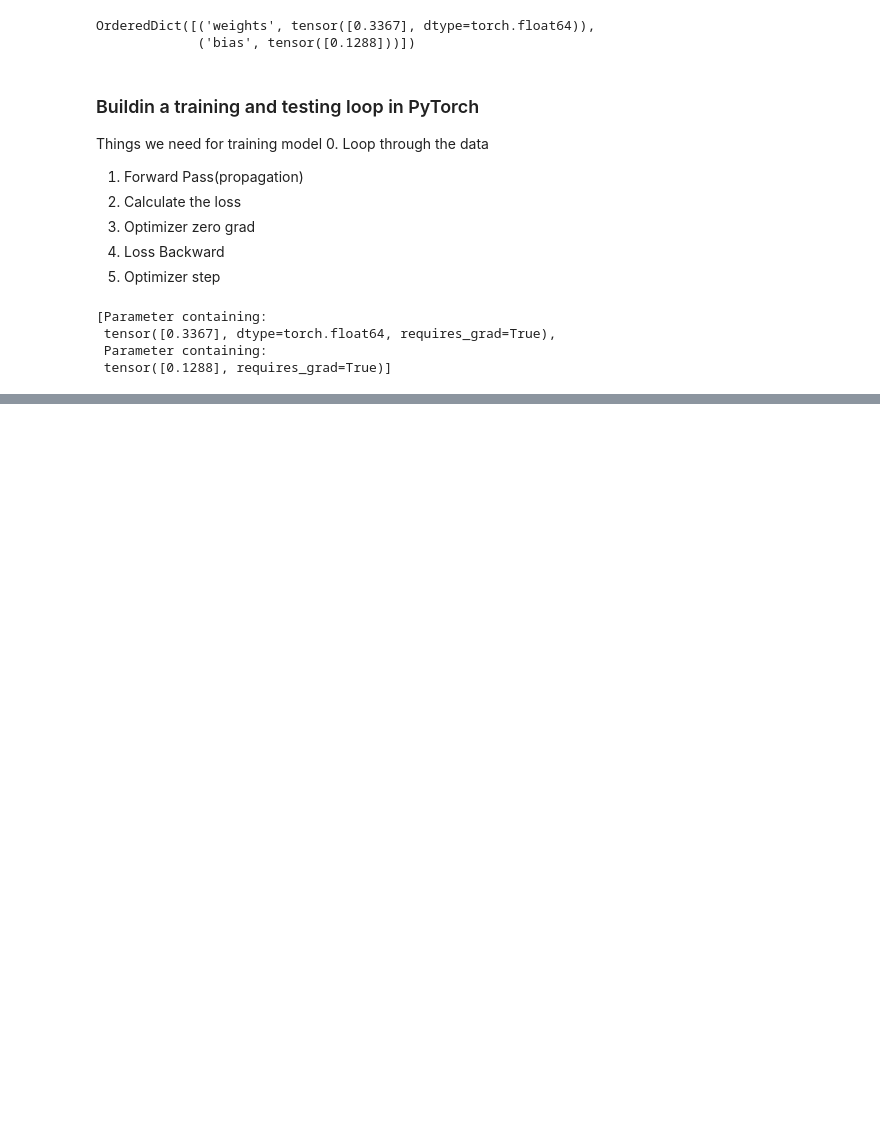
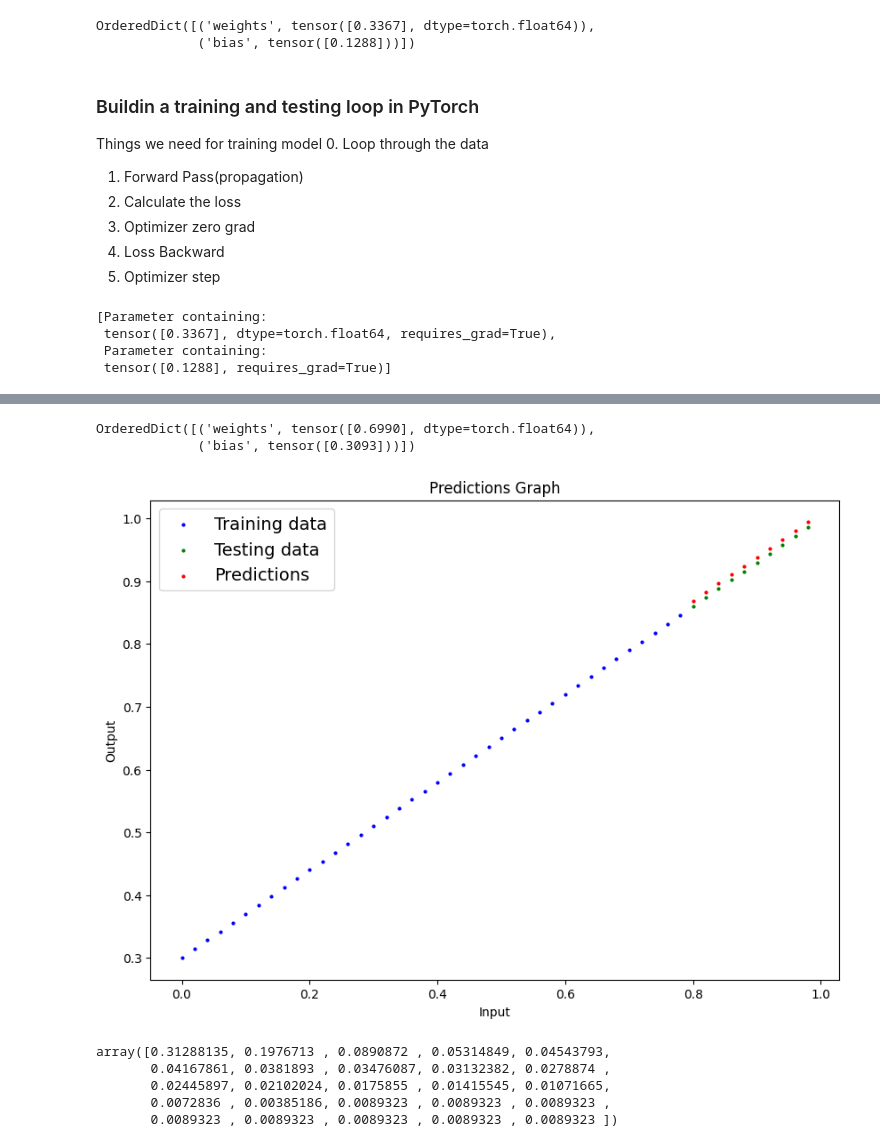
Before and after one commit to Satish-vaishyar/Learning-Pytorch, a Jupyter notebook: pytorch_workflow.ipynb, the cells around one changed output, grey strips where cells are left out. Drawn from its saved outputs; the diff is of its cells as text; code cells hidden in the pictures; blank space fills up the shorter version.

```diff
--- a/pytorch_workflow.ipynb
+++ b/pytorch_workflow.ipynb
@@ -280,7 +280,12 @@ list(model_0.parameters())
  Parameter containing:
  tensor([0.1288], requires_grad=True)]
 # %%
-epochs = 1
+epochs = 250
+
+# Model training
+epoch_count = []
+loss_values = []
+test_loss_values = []
 
 ### Training
 # 0. Loop through the data
@@ -293,6 +298,7 @@ for epoch in range(epochs):
 
     # 2. Calculate the loss
     loss = loss_fn(y_pred, y_train)
+    print("Loss:",loss)
 
     # 3. Optimizer zero grad
     optimizer.zero_grad()
@@ -303,4 +309,17 @@ for epoch in range(epochs):
     # 5. Step the optimizer
     optimizer.step()
 
+    # Testing
     model_0.eval()
+    with torch.inference_mode(): # turns off gradient tracking
+        # 1. Do the forward pass
+        test_pred = model_0(X_test)
+
+        # 2. Calculate the loss
+        test_loss = loss_fn(test_pred, y_test)
+
+    if epoch%10 == 0:
+        epoch_count.append(epoch)
+        loss_values.append(loss)
+        test_loss_values.append(test_loss)
+        print(f"Epoch: {epoch} | Test: {loss} | Test Loss: {test_loss}")
@@ -306,0 +344,25 @@ for epoch in range(epochs):
+# %%
+with torch.inference_mode():
+    y_preds_new = model_0(X_test)
+# %%
+model_0.state_dict()
+# %% [output]
+OrderedDict([('weights', tensor([0.6990], dtype=torch.float64)),
+             ('bias', tensor([0.3093]))])
+# %%
+plot_predictions(predictions=y_preds_new)
+plt.title("Predictions Graph")
+plt.xlabel('Input')
+plt.ylabel('Output')
+plt.savefig("Predictions.png")
+# %% [output]
+[figure, added]
+# %%
+import numpy as np
+np.array(torch.tensor(loss_values).cpu().numpy())
+# %% [output]
+array([0.31288135, 0.1976713 , 0.0890872 , 0.05314849, 0.04543793,
+       0.04167861, 0.0381893 , 0.03476087, 0.03132382, 0.0278874 ,
+       0.02445897, 0.02102024, 0.0175855 , 0.01415545, 0.01071665,
+       0.0072836 , 0.00385186, 0.0089323 , 0.0089323 , 0.0089323 ,
+       0.0089323 , 0.0089323 , 0.0089323 , 0.0089323 , 0.0089323 ])
```
Also changed, not shown: parts of 30 cells of this notebook, 5 other files.
